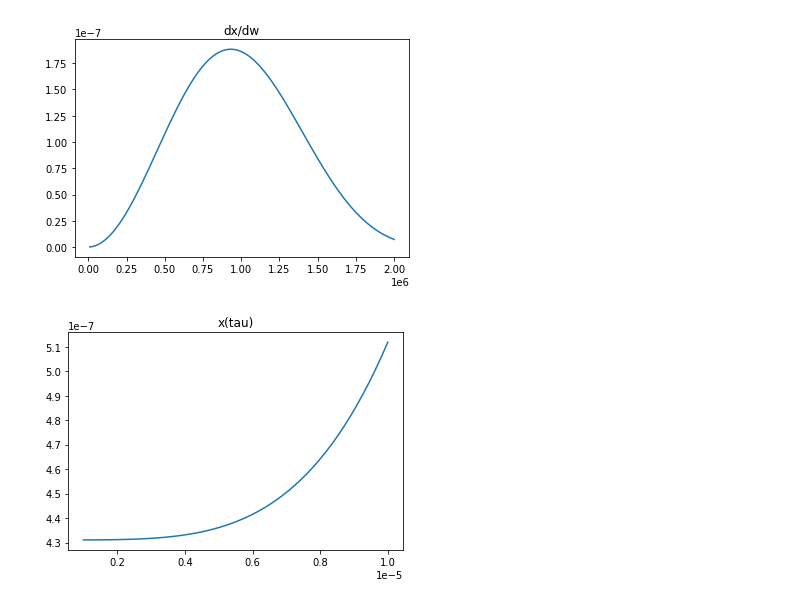
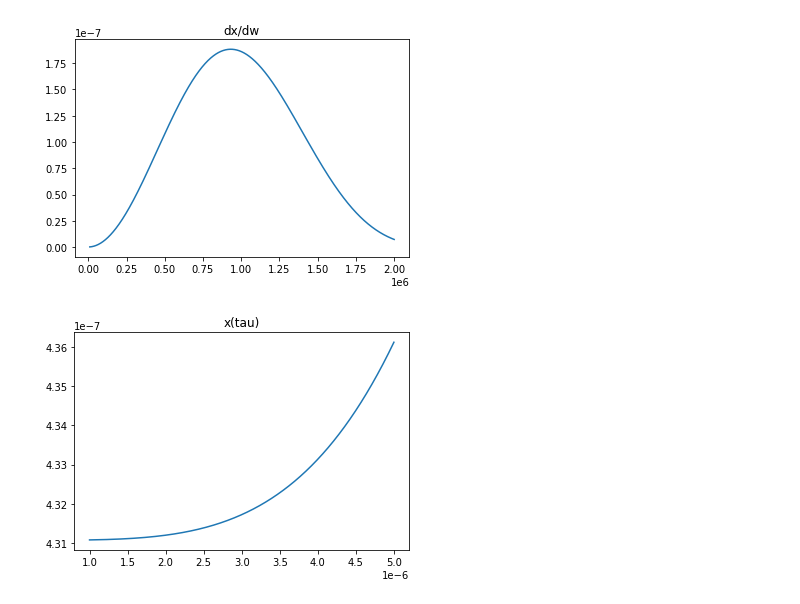
Before and after one commit to Upadhyaya-Group/ml_qubit, a Jupyter notebook: data_generation_v3.ipynb, the cells around one changed output. Saved outputs shown, nothing was run; the diff lists cells and outputs as text; code cells hidden in the pictures.

```diff
--- a/data_generation_v3.ipynb
+++ b/data_generation_v3.ipynb
@@ -60,26 +60,28 @@ pyplot.plot(w,dx_vals);
 # %%
 
 def x_quad(t):
     return integrate.quad(dx,0,math.inf,args=(t))[0];
 
 def x_trapz(t):
     w = np.linspace(0.00001,3000,10000);
     dx_vals = dx(w,t);
     return integrate.trapz(dx_vals, w);
 
 def x(t):
-    return x_trapz(t);
+    x_t_vals = np.array(t);
+    for i in range(0,len(t)):
+        x_t_vals[i] = (x_trapz(t[i]));
+    return x_t_vals;
 
 
-x_vals = [];
-t_range = np.linspace(1e-6,1e-5);
-for t in t_range:
-    x_vals.append(x(t));
+
+t_range = np.linspace(1e-6,5e-6,5000);
+x_vals = x(t_range);
 
 pyplot.title("x(tau)");
 pyplot.plot(t_range,x_vals);
 # %% [output]
-[figure, old version]
+[figure, new version]
 # %%
 
 def c(t):
```
Also changed, not shown: parts of 1 cell of this notebook, 3 other files.
